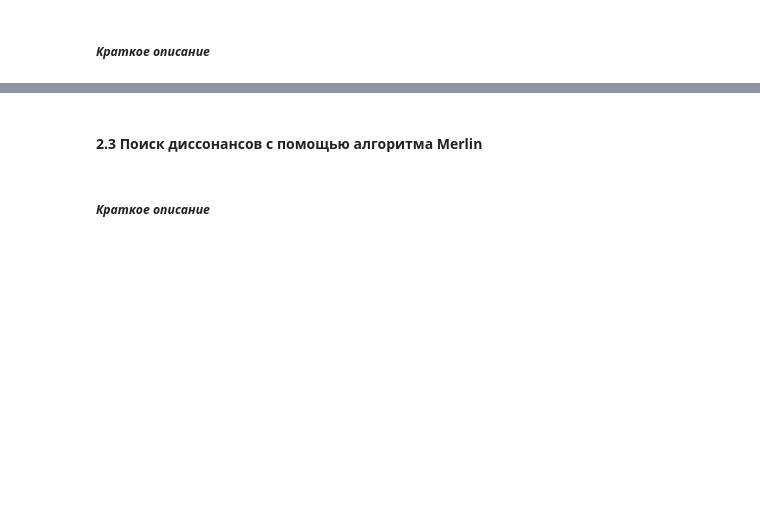
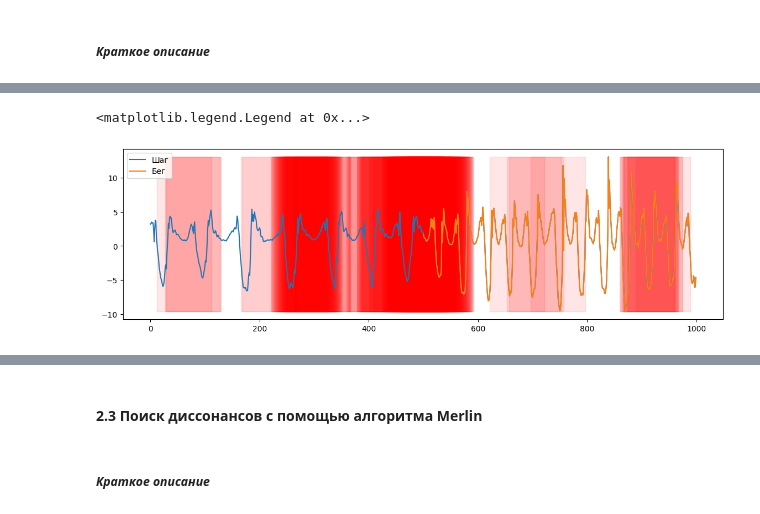
Before and after one commit to MrRivey/2023-Romanov-TimeSeriesCourse, a Jupyter notebook: practice/03 Discords/03 Discords.ipynb, the cells around one changed output, grey strips where cells are left out. Drawn from its saved outputs; the diff is of its cells as text; code cells hidden in the pictures; blank space fills up the shorter version.

```diff
--- a/practice/03 Discords/03 Discords.ipynb
+++ b/practice/03 Discords/03 Discords.ipynb
@@ -47,0 +119,4 @@ fixme: добавить описание данных и саму выгрузк
+# %%
+from modules.drag import find_candidates
+m = 100
+r = 4.7
@@ -47,0 +127,4 @@ fixme: добавить описание данных и саму выгрузк
+# %%
+T, M_T, Σ_T = core.preprocess(data, m)
+is_cands = find_candidates(T, m, M_T, Σ_T, r, init_cands=None, right=True)
+cand_index = np.flatnonzero(is_cands)
@@ -47,0 +140,15 @@ fixme: добавить описание данных и саму выгрузк
+# %%
+fig, ax =  plt.subplots(figsize=(14,4),ncols=1,nrows=1)
+plt.plot(data[:],label='Шаг')
+plt.plot(np.arange(data.shape[0]//2,data.shape[0]),data[data.shape[0]//2:],label='Бег')
+max_ = np.max(data[:])
+min_ = np.min(data[:])
+for indx, discord in enumerate(cand_index):
+    ax.add_patch(Rectangle((discord,min_),m,
+                            max_+np.abs(min_),
+                                                    color='red',
+                                                    alpha=0.1))
+plt.legend()
+# %% [output]
+<matplotlib.legend.Legend at 0x...>
+[figure, added]
```
Also changed, not shown: parts of 42 cells of this notebook, 3 other files.
